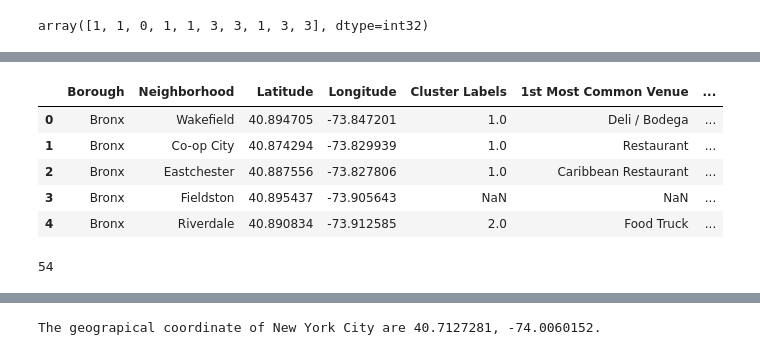
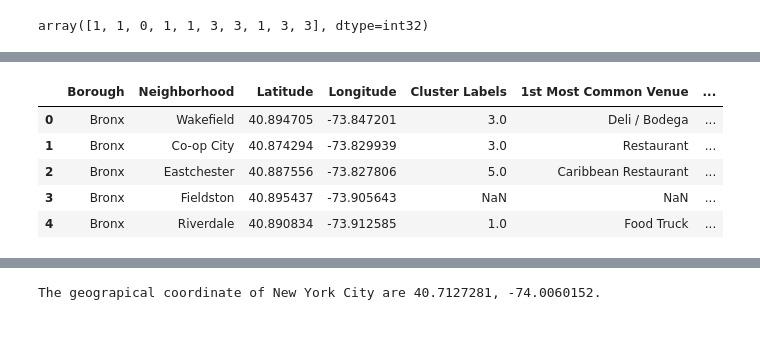
Before and after one commit to MayureshBakshi/Coursera_Capstone, a Jupyter notebook: Applied Data Science Capstone Week 4.ipynb, the cells around one changed output, grey strips where cells are left out. Drawn from its saved outputs; the diff is of its cells as text; code cells hidden in the pictures.

Commit message:
Added final kmeans clustering and map

```diff
--- a/Applied Data Science Capstone Week 4.ipynb
+++ b/Applied Data Science Capstone Week 4.ipynb
@@ -570,3 +570,18 @@ kmeans = KMeans(n_clusters=kclusters, random_state=0).fit(neighborhoods_grouped_
 kmeans.labels_[0:10]
 # %% [output]
 array([1, 1, 0, 1, 1, 3, 3, 1, 3, 3], dtype=int32)
+# %%
+######
+###### REPEAT K MEANS CODE BLOCK
+
+
+# set number of clusters
+kclusters = 6
+
+neighborhoods_grouped_clustering = neighborhoods_grouped.drop('Neighborhood', 1)
+
+# run k-means clustering
+kmeans = KMeans(n_clusters=kclusters, random_state=0).fit(neighborhoods_grouped_clustering)
+
+# check cluster labels generated for each row in the dataframe
+kmeans.labels_[0:10]
@@ -572,0 +590,8 @@ array([1, 1, 0, 1, 1, 3, 3, 1, 3, 3], dtype=int32)
+# %%
+pd.set_option('display.max_columns', None)
+pd.set_option('display.max_rows', None)
+# %%
+######
+######
+neighborhoods_venues_sorted = neighborhoods_venues_sorted.drop(['Cluster Labels'], axis=1)
+neighborhoods_venues_sorted.head(10)
@@ -573,21 +610,18 @@ array([1, 1, 0, 1, 1, 3, 3, 1, 3, 3], dtype=int32)
 # %%
-# add clustering labels
-# neighborhoods_venues_sorted.insert(0, 'Cluster Labels', kmeans.labels_)
+######
+###### REPEAT CLUSTER CODE BLOCK
 
+neighborhoods_venues_sorted.insert(0, 'Cluster Labels', kmeans.labels_)
 neighborhoods_merged = neighborhoods
 
 # merge toronto_grouped with neighborhoods_data to add latitude/longitude for each neighborhood
 neighborhoods_merged = neighborhoods_merged.join(neighborhoods_venues_sorted.set_index('Neighborhood'), on='Neighborhood')
 
 neighborhoods_merged.head() # check the last columns!
 # %% [output]
 |  | Borough | Neighborhood | Latitude | Longitude | Cluster Labels | 1st Most Common Venue | ... |
-| 0 | Bronx | Wakefield | 40.894705 | -73.847201 | 1.0 | Deli / Bodega | ... |
-| 1 | Bronx | Co-op City | 40.874294 | -73.829939 | 1.0 | Restaurant | ... |
-| 2 | Bronx | Eastchester | 40.887556 | -73.827806 | 1.0 | Caribbean Restaurant | ... |
+| 0 | Bronx | Wakefield | 40.894705 | -73.847201 | 3.0 | Deli / Bodega | ... |
+| 1 | Bronx | Co-op City | 40.874294 | -73.829939 | 3.0 | Restaurant | ... |
+| 2 | Bronx | Eastchester | 40.887556 | -73.827806 | 5.0 | Caribbean Restaurant | ... |
 | 3 | Bronx | Fieldston | 40.895437 | -73.905643 | NaN | NaN | ... |
-| 4 | Bronx | Riverdale | 40.890834 | -73.912585 | 2.0 | Food Truck | ... |
+| 4 | Bronx | Riverdale | 40.890834 | -73.912585 | 1.0 | Food Truck | ... |
-# %%
-neighborhoods_merged.isnull().sum().sum()
-# %% [output]
-54
```
Also changed, not shown: parts of 16 cells of this notebook.
